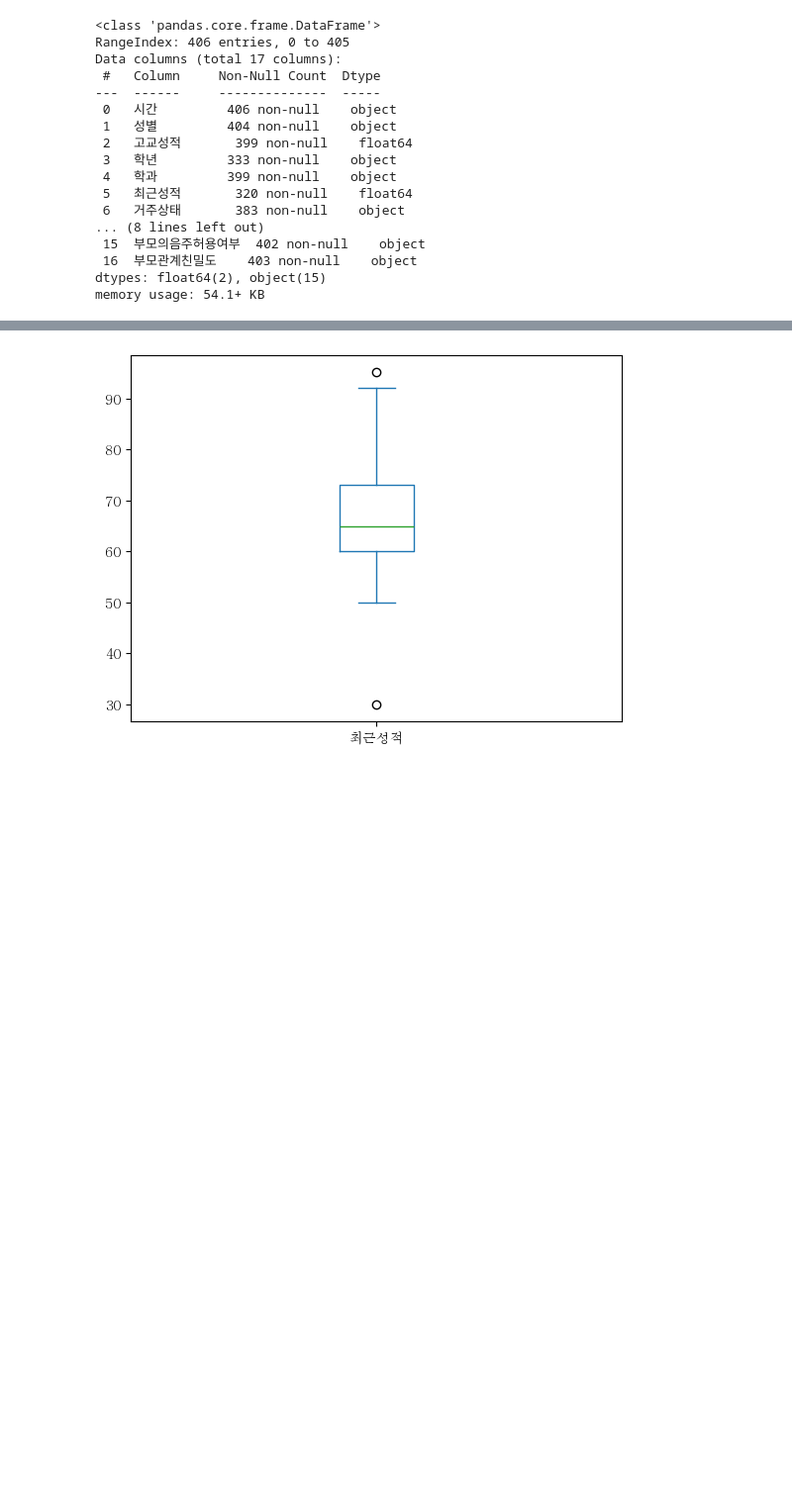
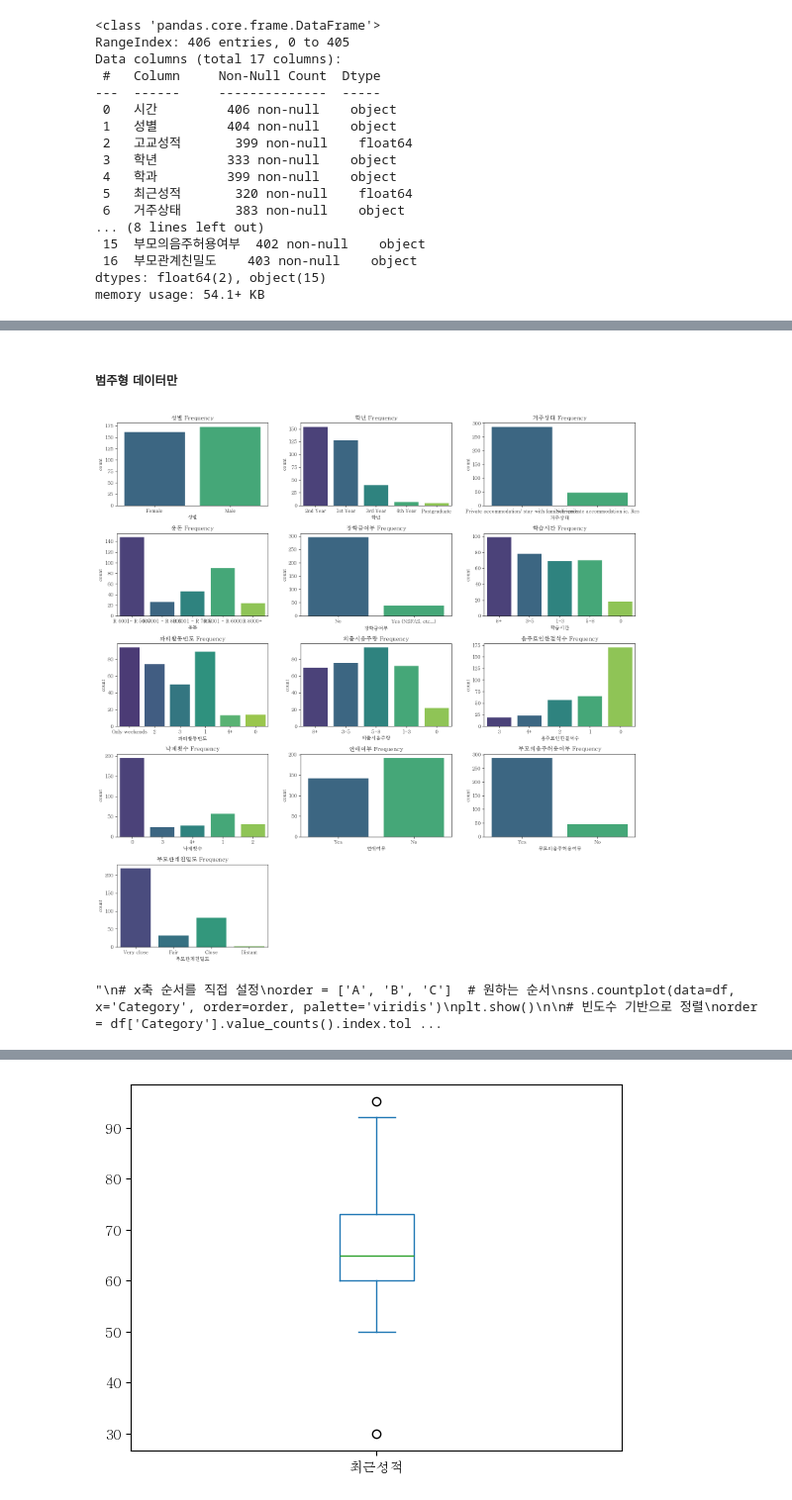
Before and after one commit to Encore-SKN-9/eda_1team, a Jupyter notebook: preprocessing.ipynb, the cells around one changed output, grey strips where cells are left out. Shown at 99% size. Saved outputs shown, nothing was run; the diff lists cells and outputs as text; code cells hidden in the pictures; blank space fills up the shorter version.

```diff
--- a/preprocessing.ipynb
+++ b/preprocessing.ipynb
@@ -238 +292,55 @@ Name: count, dtype: int64
+# %% [markdown]
+##### 범주형 데이터만
+# %%
+# 서브플롯 생성 (5행 x 3열)
+fig, axes = plt.subplots(figsize=(16, 16), ncols=3, nrows=5)
+axes = axes.flatten()  # 2D 배열을 1D로 변환
+
+
+categorical_cols = ['성별', '학년', '거주상태', '용돈', '장학금여부', '학습시간', '파티활동빈도',
+                    '외출시음주량', '음주로인한결석수', '낙제횟수', '연애여부', '부모의음주허용여부', '부모관계친밀도']
+
+
+# 각 범주형 변수에 대해 빈도수 그래프 그리기
+for i, col in enumerate(categorical_cols):
+    sns.countplot(data=df, x=col, ax=axes[i], palette='viridis')
+    axes[i].set_title(f'{col} Frequency')  # 그래프 제목 설정
+
+
+# 빈 서브플롯 숨기기 (13개 이후 남는 플롯)
+for j in range(len(categorical_cols), len(axes)):
+    axes[j].axis('off')
+
+
+# 레이아웃 조정
+plt.tight_layout()
+plt.show()
+# %% [output]
+[figure, added]
+# %%
+import seaborn as sns
+import matplotlib.pyplot as plt
+'''
+# x축 순서를 직접 설정
+order = ['A', 'B', 'C']  # 원하는 순서
+sns.countplot(data=df, x='Category', order=order, palette='viridis')
+plt.show()
+
+# 빈도수 기반으로 정렬
+order = df['Category'].value_counts().index.tolist()
+sns.countplot(data=df, x='Category', order=order, palette='viridis')
+plt.show()
+
+# 사용자 정의 정렬 기준
+custom_order = sorted(df['Category'].unique(), reverse=True)  # 알파벳 역순
+sns.countplot(data=df, x='Category', order=custom_order, palette='viridis')
+plt.show()
+
+#
+sns.countplot(data=df, x='Category', hue='Value', order=['A', 'B', 'C'], hue_order=[10, 20, 30, 40])
+plt.show()
+
+'''
+# %% [output]
+"\n# x축 순서를 직접 설정\norder = ['A', 'B', 'C']  # 원하는 순서\nsns.countplot(data=df, x='Category', order=order, palette='viridis')\nplt.show()\n\n# 빈도수 기반으로 정렬\norder = df['Category'].value_counts().index.tol ...
 # %%
```
Also changed, not shown: parts of 41 cells of this notebook, 1 other file.
